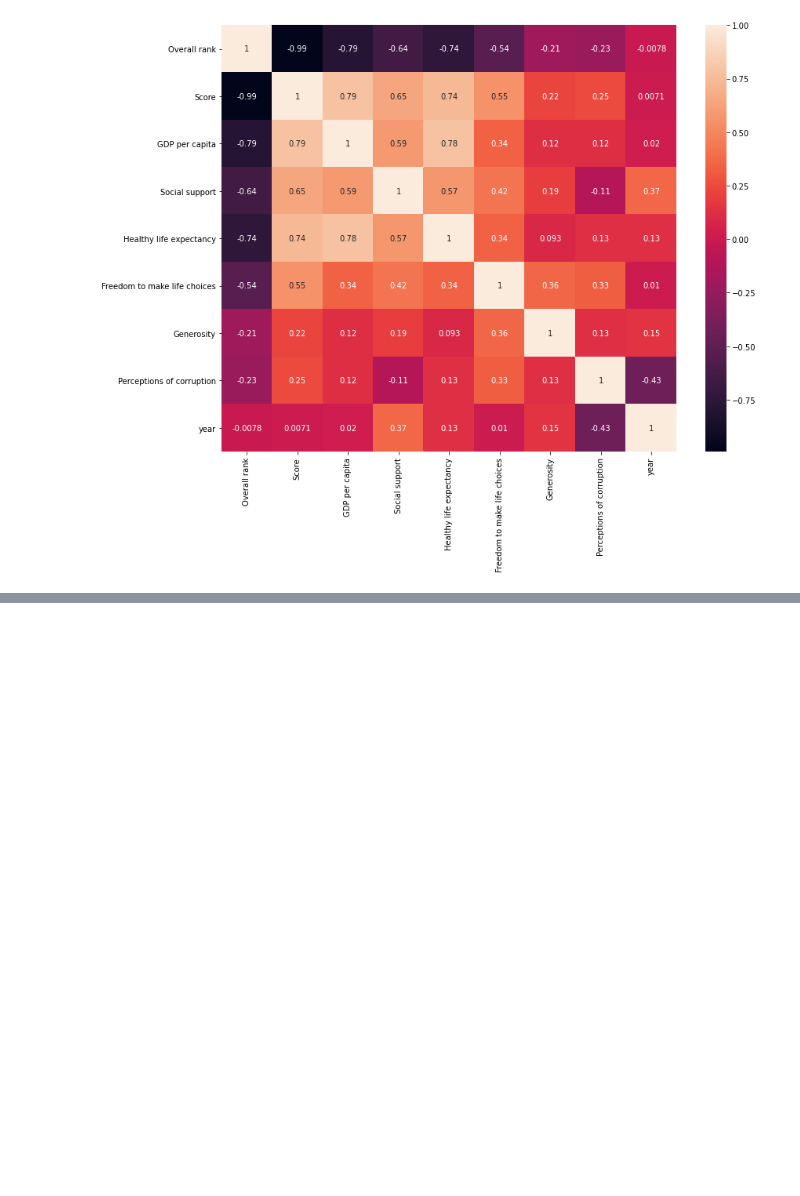
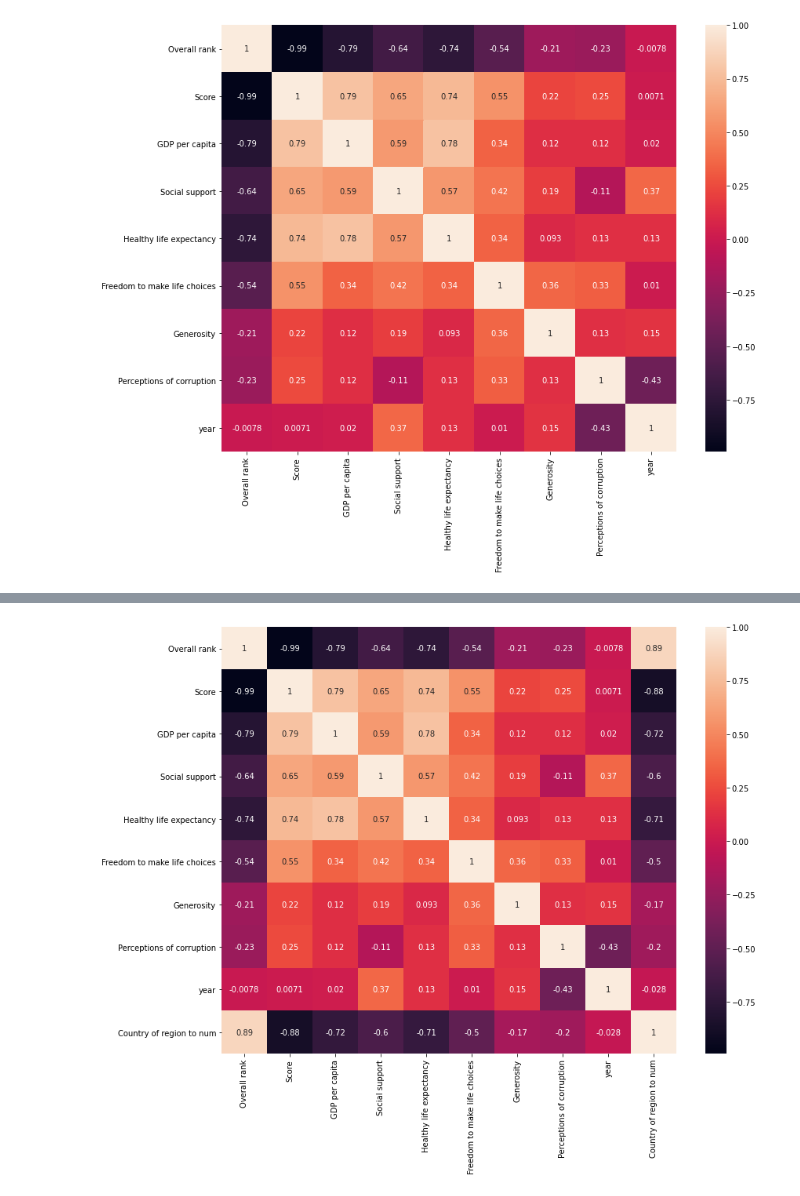
Before and after one commit to Joshua-D-Gordon/Data-Science-Project, a Jupyter notebook: 3rd notebook - project.ipynb, the cells around one changed output, grey strips where cells are left out. Drawn from its saved outputs; the diff is of its cells as text; code cells hidden in the pictures; blank space fills up the shorter version.

```diff
--- a/3rd notebook - project.ipynb
+++ b/3rd notebook - project.ipynb
@@ -200,0 +295,9 @@ reg = model.fit(X_train, y_train, X_test, y_test)
+# %%
+countrys = list(df['Country or region'].unique())
+
+nums = list(range(1,len(countrys)))
+
+
+dic = dict(zip(countrys, nums))
+
+print(dic)
@@ -200,0 +308,3 @@ reg = model.fit(X_train, y_train, X_test, y_test)
+# %%
+df['Country of region to num'] = df['Country or region'].map(dic)
+df.head(1000)
@@ -200,0 +325,5 @@ reg = model.fit(X_train, y_train, X_test, y_test)
+# %%
+plt.figure(figsize=(13, 10))
+sns.heatmap(df.corr(), annot = True);
+# %% [output]
+[figure, added]
```
Also changed, not shown: parts of 132 cells of this notebook.
